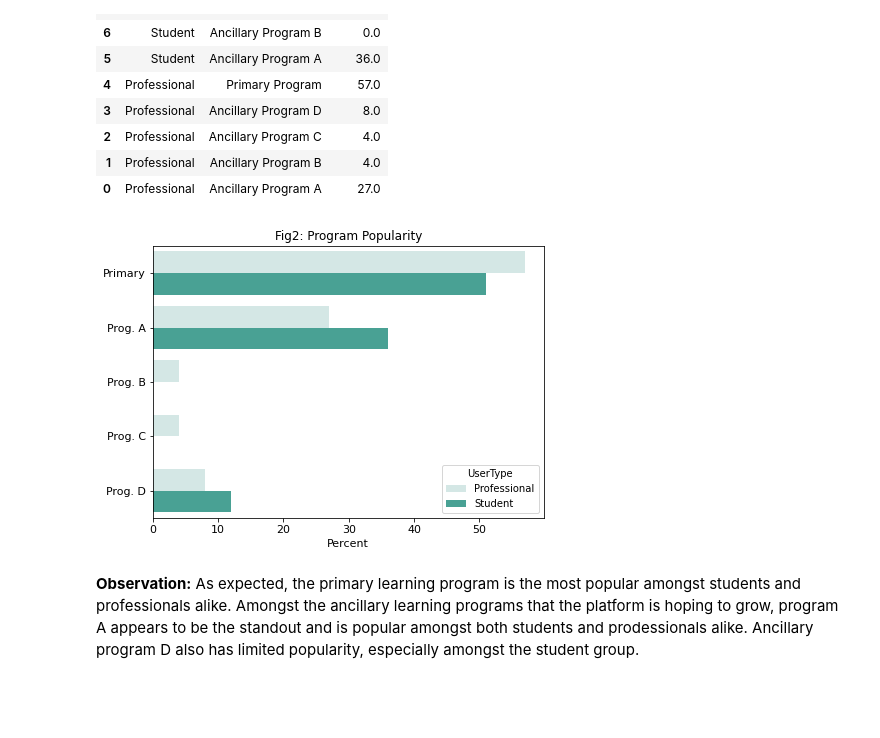
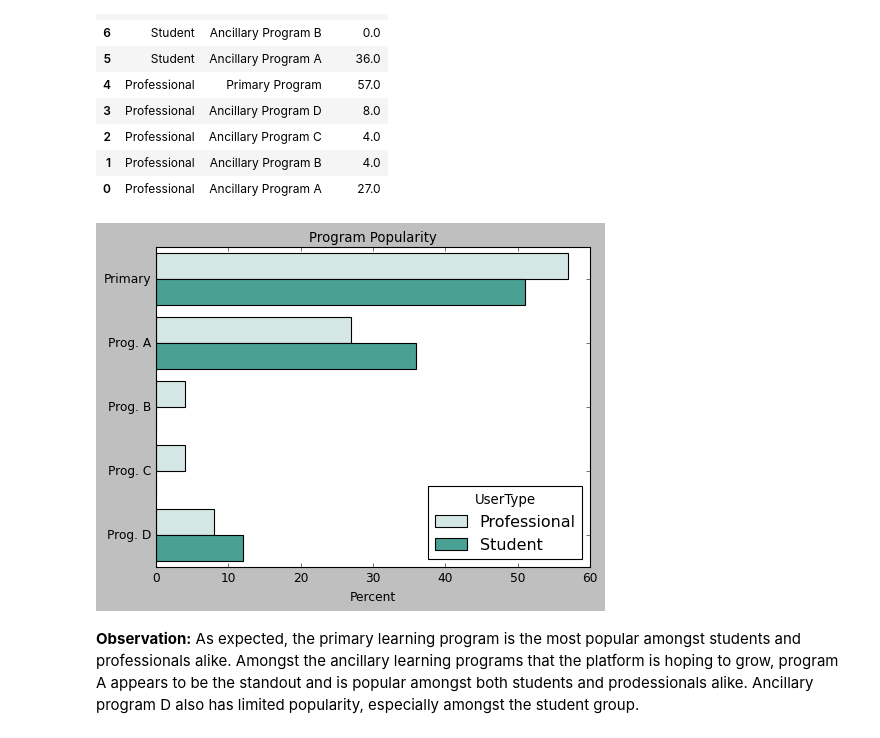
Before and after one commit to prarid/VisualizationProjects, a Jupyter notebook: eLearningAnalysis.ipynb, the cells around one changed output. Cells and saved outputs as stored; diff of their text form; code cells hidden in the pictures; blank space fills up the shorter version.

```diff
--- a/eLearningAnalysis.ipynb
+++ b/eLearningAnalysis.ipynb
@@ -33,7 +32,7 @@ pd.set_option("display.max_columns",None)
 pd.set_option("display.max_rows",None)
 
 import matplotlib.pyplot as plt
-# plt.style.use("classic")
+plt.style.use("classic")
 import seaborn as sns
 # %%
 df_all = pd.read_excel("MasterDataClean.xlsx")
@@ -149,16 +148,16 @@ _.sort_values(["UserType","Program"], inplace = True)
 # %%
 plt.figure(figsize = (7,5))
 colors = ["#d1eae7", "#3ab09e"]
 sns.barplot(data =_, x = "Percent", y = "Program", hue = "UserType",
-            palette = colors).set_title("Fig2: Program Popularity", fontsize = 12);
+            palette = colors).set_title("Program Popularity", fontsize = 12);
 plt.gca().set_yticklabels(["Primary","Prog. A","Prog. B","Prog. C","Prog. D"]);
 plt.xticks(fontsize = 11);
 plt.xlabel("Percent", fontsize = 11);
 plt.yticks(fontsize = 11);
 plt.ylabel("", fontsize = 11);
-plt.savefig("Program_Popularity.png")
+plt.savefig("ProgPopularity.png")
 # %% [output]
-[figure, old version]
+[figure, new version]
 # %% [markdown]
 <b>Observation:</b> As expected, the primary learning program is the most popular amongst students and professionals alike. Amongst the ancillary learning programs that the platform is hoping to grow, program A appears to be the standout and is popular amongst both students and prodessionals alike. Ancillary program D also has limited popularity, especially amongst the student group.
 # %% [markdown]
```
Also changed, not shown: parts of 4 cells of this notebook.
